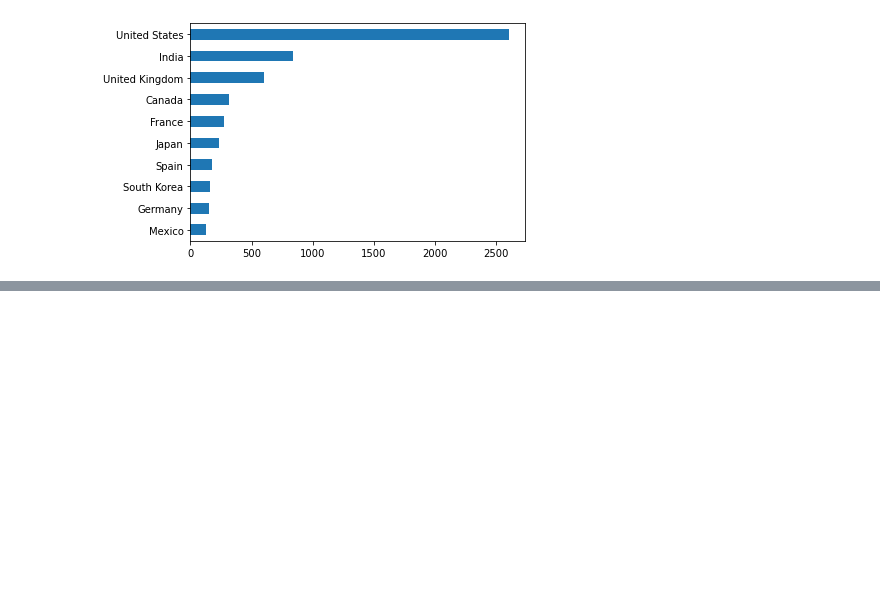
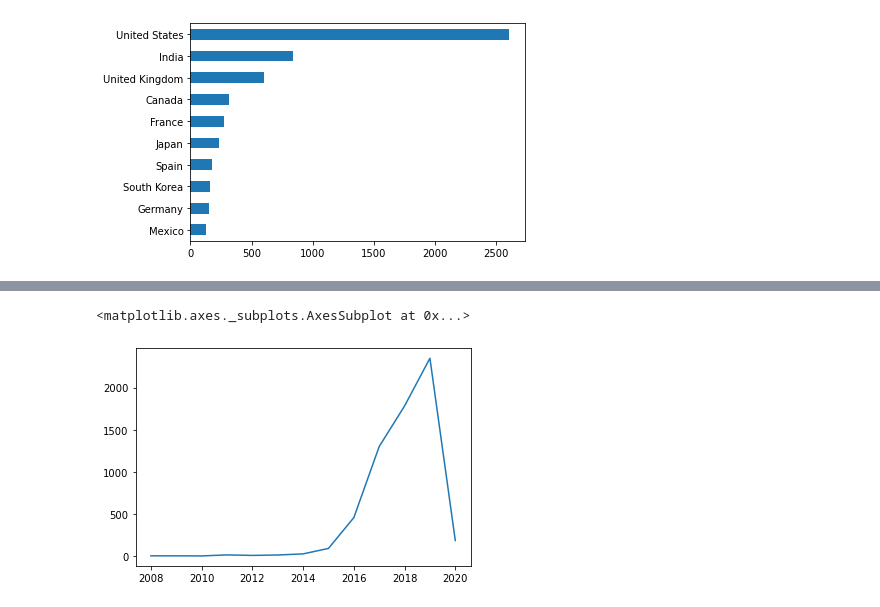
Before and after one commit to betoaugusto/Estudos, a Jupyter notebook: pandas.ipynb, the cells around one changed output, grey strips where cells are left out. Cells and saved outputs as stored; diff of their text form; code cells hidden in the pictures; blank space fills up the shorter version.

```diff
--- a/pandas.ipynb
+++ b/pandas.ipynb
@@ -131,0 +197,3 @@ Total de filmes    : 6234
+# %%
+# Não foi preciso definir o formato
+df['Inclusao'] = pd.to_datetime(df['date_added'])
@@ -131,0 +233,5 @@ Total de filmes    : 6234
+# %%
+df.Inclusao.dt.year.value_counts().sort_index().plot()
+# %% [output]
+<matplotlib.axes._subplots.AxesSubplot at 0x...>
+[figure, added]
```
Also changed, not shown: parts of 13 cells of this notebook.
